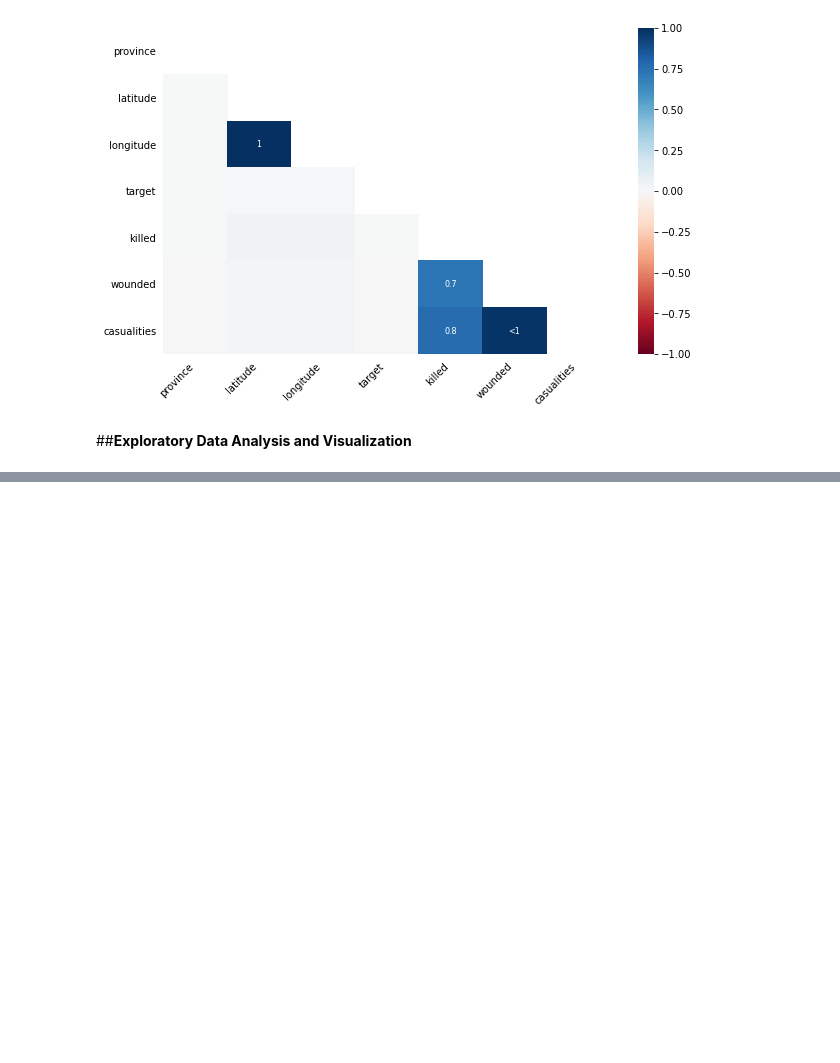
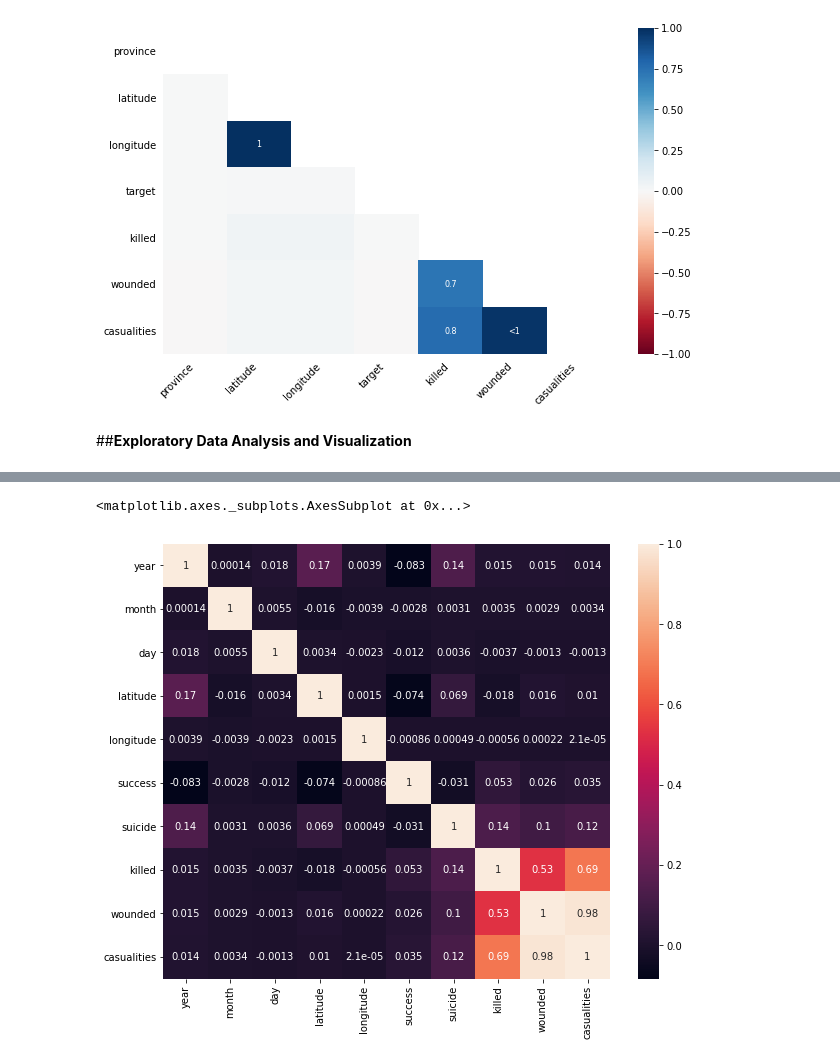
Before and after one commit to skaty5678/Global-Terrorism-Analysis, a Jupyter notebook: Global_Terrorism_Analysis_SANJEEV_KUMAR_THAKUR_.ipynb, the cells around one changed output, grey strips where cells are left out. Cells and saved outputs as stored; diff of their text form; code cells hidden in the pictures; blank space fills up the shorter version.

Commit message:
Updated some Data Visualisations

```diff
--- a/Global_Terrorism_Analysis_SANJEEV_KUMAR_THAKUR_.ipynb
+++ b/Global_Terrorism_Analysis_SANJEEV_KUMAR_THAKUR_.ipynb
@@ -286,0 +302,7 @@ gtd_df.head()
+# %%
+#Heatmap for the correlation
+plt.subplots(figsize=(10,8))
+sns.heatmap(gtd_df.corr(),annot = True)
+# %% [output]
+<matplotlib.axes._subplots.AxesSubplot at 0x...>
+[figure, added]
```
Also changed, not shown: parts of 15 cells of this notebook.
